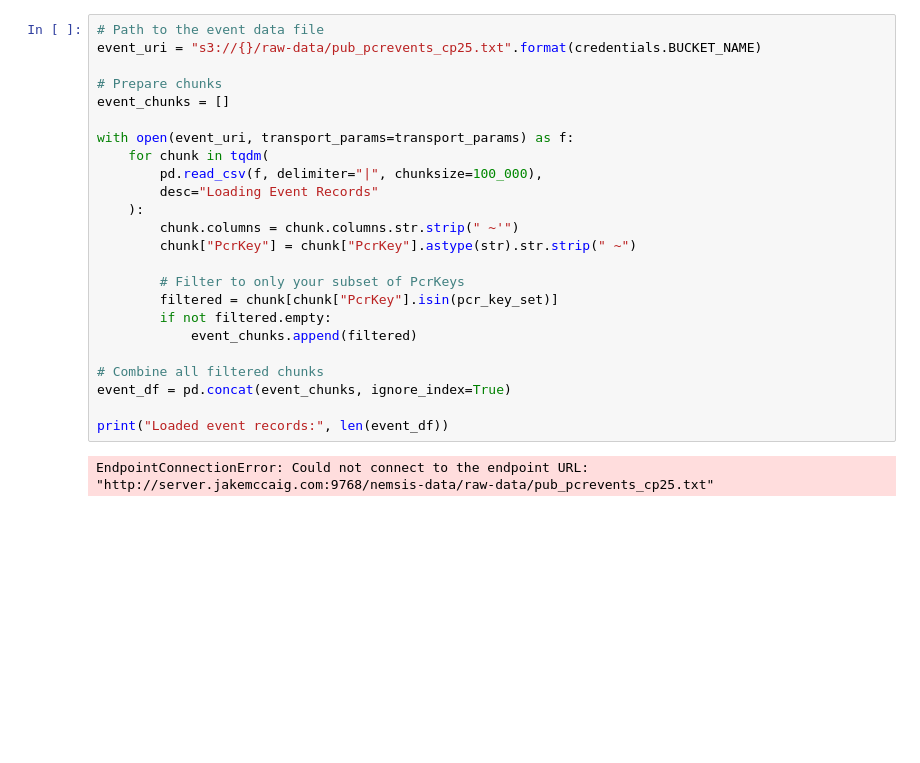
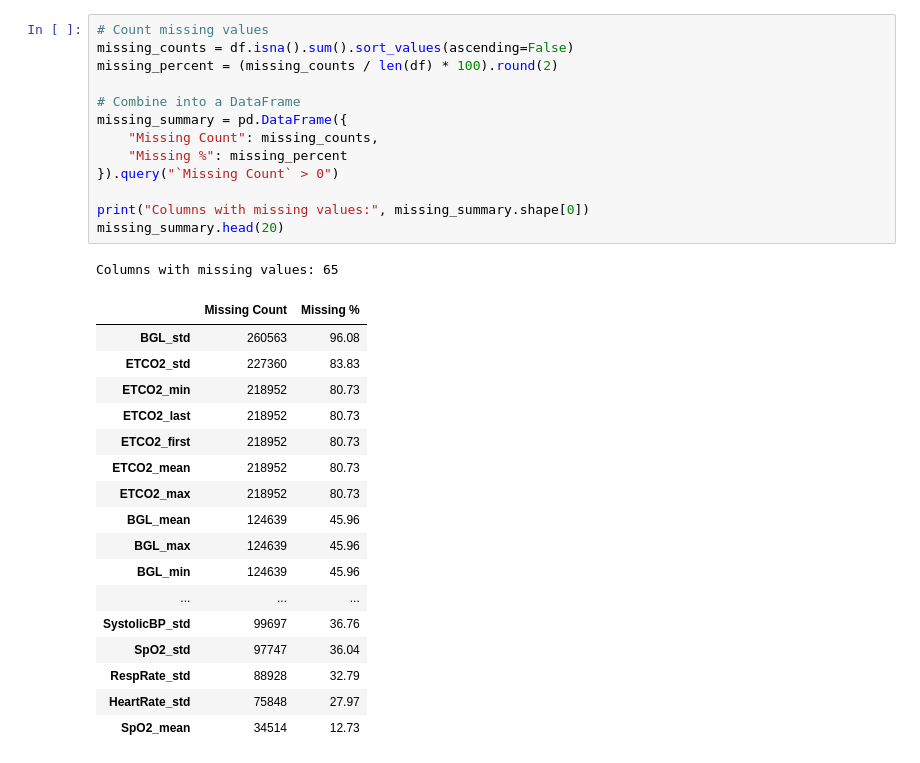
Before and after one commit to n2b8/opiate_use_analysis, a Jupyter notebook: notebooks/02_analysis_modeling.ipynb, the cells around one changed output. Cells and saved outputs as stored; diff of their text form; blank space fills up the shorter version.

```diff
--- a/notebooks/02_analysis_modeling.ipynb
+++ b/notebooks/02_analysis_modeling.ipynb
@@ -33,26 +45,32 @@ Loaded PcrKeys: 271206
 # %%
-# Path to the event data file
-event_uri = "s3://{}/raw-data/pub_pcrevents_cp25.txt".format(credentials.BUCKET_NAME)
+# Count missing values
+missing_counts = df.isna().sum().sort_values(ascending=False)
+missing_percent = (missing_counts / len(df) * 100).round(2)
 
-# Prepare chunks
-event_chunks = []
+# Combine into a DataFrame
+missing_summary = pd.DataFrame({
+    "Missing Count": missing_counts,
+    "Missing %": missing_percent
+}).query("`Missing Count` > 0")
 
-with open(event_uri, transport_params=transport_params) as f:
-    for chunk in tqdm(
-        pd.read_csv(f, delimiter="|", chunksize=100_000),
-        desc="Loading Event Records"
-    ):
-        chunk.columns = chunk.columns.str.strip(" ~'")
-        chunk["PcrKey"] = chunk["PcrKey"].astype(str).str.strip(" ~")
-
-        # Filter to only your subset of PcrKeys
-        filtered = chunk[chunk["PcrKey"].isin(pcr_key_set)]
-        if not filtered.empty:
-            event_chunks.append(filtered)
-
-# Combine all filtered chunks
-event_df = pd.concat(event_chunks, ignore_index=True)
-
-print("Loaded event records:", len(event_df))
+print("Columns with missing values:", missing_summary.shape[0])
+missing_summary.head(20)
 # %% [output]
-EndpointConnectionError: Could not connect to the endpoint URL: "http://server.jakemccaig.com:9768/nemsis-data/raw-data/pub_pcrevents_cp25.txt"
+Columns with missing values: 65
+|  | Missing Count | Missing % |
+| BGL_std | 260563 | 96.08 |
+| ETCO2_std | 227360 | 83.83 |
+| ETCO2_min | 218952 | 80.73 |
+| ETCO2_last | 218952 | 80.73 |
+| ETCO2_first | 218952 | 80.73 |
+| ETCO2_mean | 218952 | 80.73 |
+| ETCO2_max | 218952 | 80.73 |
+| BGL_mean | 124639 | 45.96 |
+| BGL_max | 124639 | 45.96 |
+| BGL_min | 124639 | 45.96 |
+| ... | ... | ... |
+| SystolicBP_std | 99697 | 36.76 |
+| SpO2_std | 97747 | 36.04 |
+| RespRate_std | 88928 | 32.79 |
+| HeartRate_std | 75848 | 27.97 |
+| SpO2_mean | 34514 | 12.73 |
```
Also changed, not shown: parts of 8 cells of this notebook.
